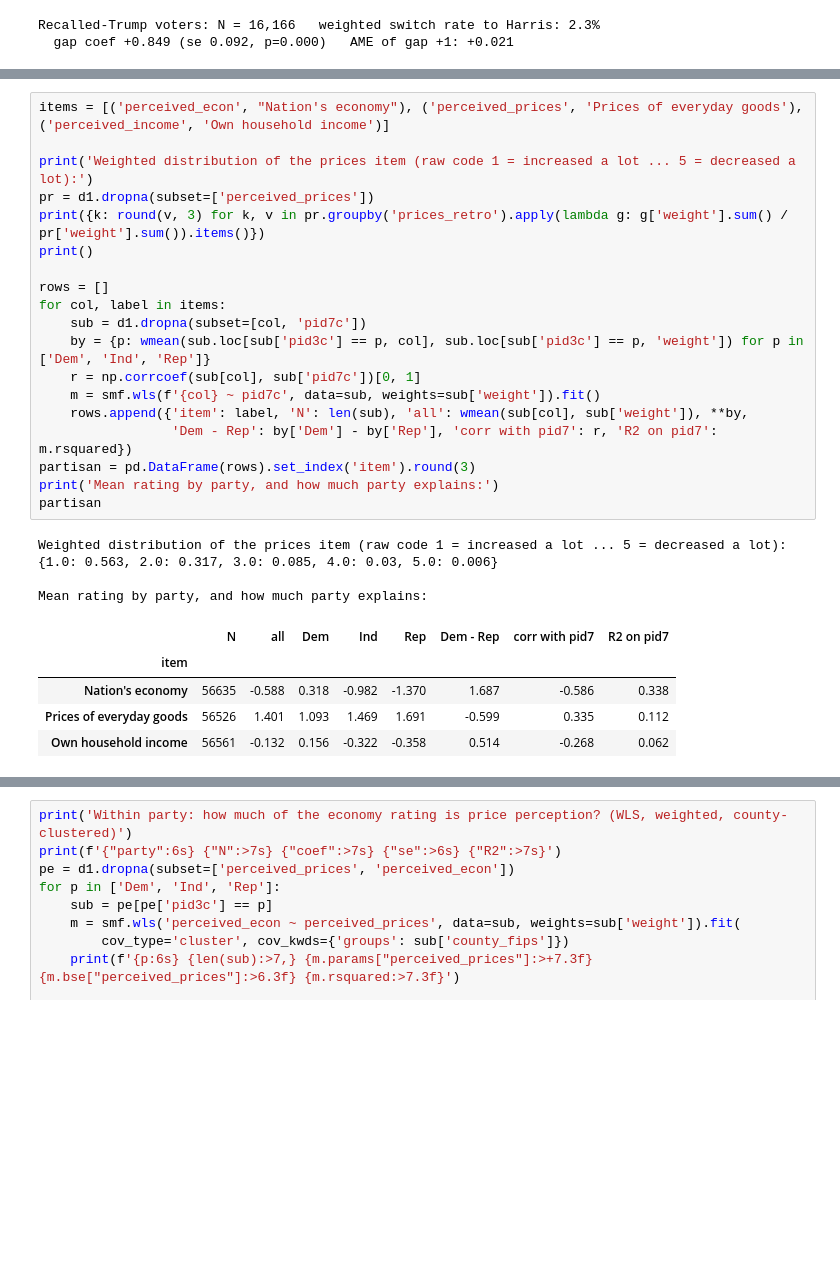
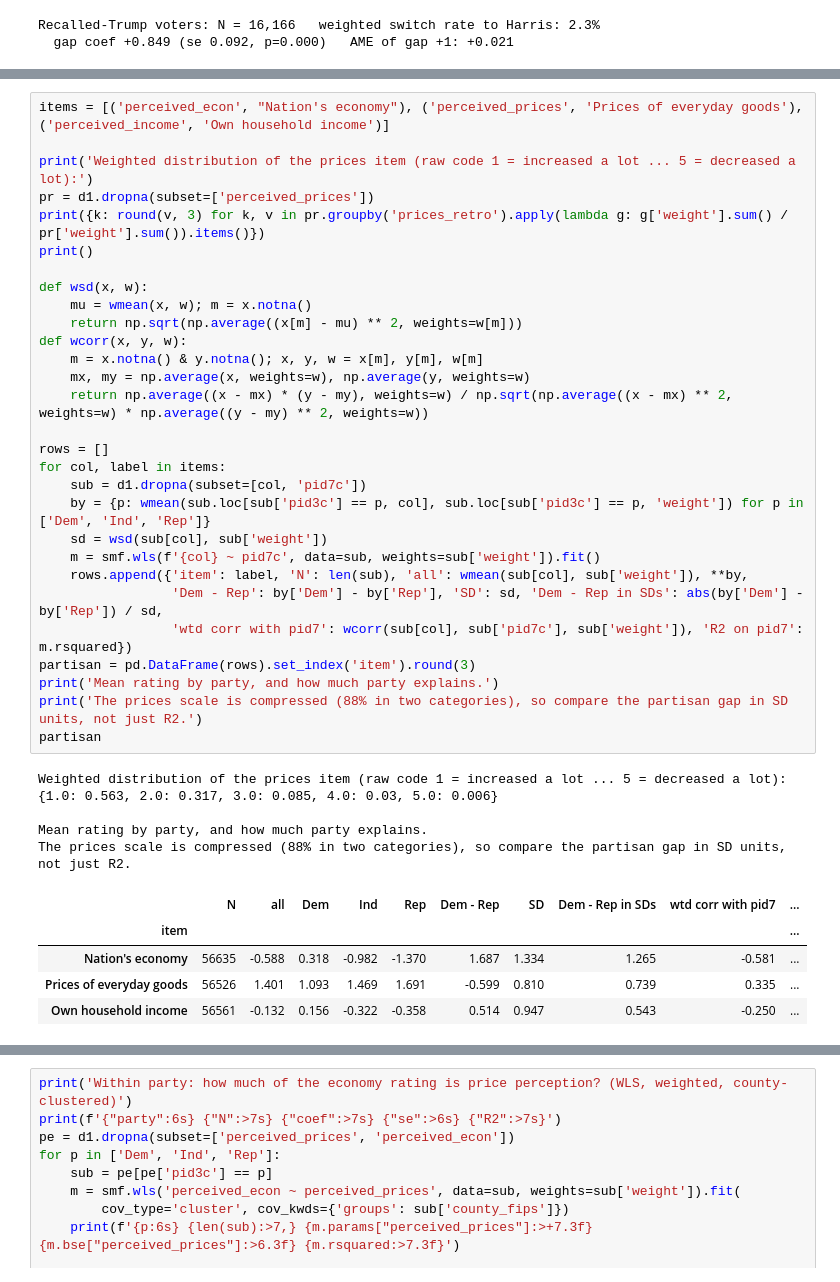
Before and after one commit to Jarmsy/2024-dnc-campaign-autopsy, a Jupyter notebook: notebooks/06_attribution_gap.ipynb, the cells around one changed output, grey strips where cells are left out. Cells and saved outputs as stored; diff of their text form; blank space fills up the shorter version.

```diff
--- a/notebooks/06_attribution_gap.ipynb
+++ b/notebooks/06_attribution_gap.ipynb
@@ -435,29 +435,40 @@ Recalled-Trump voters: N = 16,166   weighted switch rate to Harris: 2.3%
 # %%
 items = [('perceived_econ', "Nation's economy"), ('perceived_prices', 'Prices of everyday goods'), ('perceived_income', 'Own household income')]
 
 print('Weighted distribution of the prices item (raw code 1 = increased a lot ... 5 = decreased a lot):')
 pr = d1.dropna(subset=['perceived_prices'])
 print({k: round(v, 3) for k, v in pr.groupby('prices_retro').apply(lambda g: g['weight'].sum() / pr['weight'].sum()).items()})
 print()
 
+def wsd(x, w):
+    mu = wmean(x, w); m = x.notna()
+    return np.sqrt(np.average((x[m] - mu) ** 2, weights=w[m]))
+def wcorr(x, y, w):
+    m = x.notna() & y.notna(); x, y, w = x[m], y[m], w[m]
+    mx, my = np.average(x, weights=w), np.average(y, weights=w)
+    return np.average((x - mx) * (y - my), weights=w) / np.sqrt(np.average((x - mx) ** 2, weights=w) * np.average((y - my) ** 2, weights=w))
+
 rows = []
 for col, label in items:
     sub = d1.dropna(subset=[col, 'pid7c'])
     by = {p: wmean(sub.loc[sub['pid3c'] == p, col], sub.loc[sub['pid3c'] == p, 'weight']) for p in ['Dem', 'Ind', 'Rep']}
-    r = np.corrcoef(sub[col], sub['pid7c'])[0, 1]
+    sd = wsd(sub[col], sub['weight'])
     m = smf.wls(f'{col} ~ pid7c', data=sub, weights=sub['weight']).fit()
     rows.append({'item': label, 'N': len(sub), 'all': wmean(sub[col], sub['weight']), **by,
-                 'Dem - Rep': by['Dem'] - by['Rep'], 'corr with pid7': r, 'R2 on pid7': m.rsquared})
+                 'Dem - Rep': by['Dem'] - by['Rep'], 'SD': sd, 'Dem - Rep in SDs': abs(by['Dem'] - by['Rep']) / sd,
+                 'wtd corr with pid7': wcorr(sub[col], sub['pid7c'], sub['weight']), 'R2 on pid7': m.rsquared})
 partisan = pd.DataFrame(rows).set_index('item').round(3)
-print('Mean rating by party, and how much party explains:')
+print('Mean rating by party, and how much party explains.')
+print('The prices scale is compressed (88% in two categories), so compare the partisan gap in SD units, not just R2.')
 partisan
 # %% [output]
 Weighted distribution of the prices item (raw code 1 = increased a lot ... 5 = decreased a lot):
 {1.0: 0.563, 2.0: 0.317, 3.0: 0.085, 4.0: 0.03, 5.0: 0.006}
 
-Mean rating by party, and how much party explains:
+Mean rating by party, and how much party explains.
+The prices scale is compressed (88% in two categories), so compare the partisan gap in SD units, not just R2.
-|  | N | all | Dem | Ind | Rep | Dem - Rep | corr with pid7 | R2 on pid7 |
-| item |  |  |  |  |  |  |  |  |
-| Nation's economy | 56635 | -0.588 | 0.318 | -0.982 | -1.370 | 1.687 | -0.586 | 0.338 |
-| Prices of everyday goods | 56526 | 1.401 | 1.093 | 1.469 | 1.691 | -0.599 | 0.335 | 0.112 |
-| Own household income | 56561 | -0.132 | 0.156 | -0.322 | -0.358 | 0.514 | -0.268 | 0.062 |
+|  | N | all | Dem | Ind | Rep | Dem - Rep | SD | Dem - Rep in SDs | wtd corr with pid7 | ... |
+| item |  |  |  |  |  |  |  |  |  | ... |
+| Nation's economy | 56635 | -0.588 | 0.318 | -0.982 | -1.370 | 1.687 | 1.334 | 1.265 | -0.581 | ... |
+| Prices of everyday goods | 56526 | 1.401 | 1.093 | 1.469 | 1.691 | -0.599 | 0.810 | 0.739 | 0.335 | ... |
+| Own household income | 56561 | -0.132 | 0.156 | -0.322 | -0.358 | 0.514 | 0.947 | 0.543 | -0.250 | ... |
```
Also changed, not shown: parts of 2 cells of this notebook, 2 other files.
